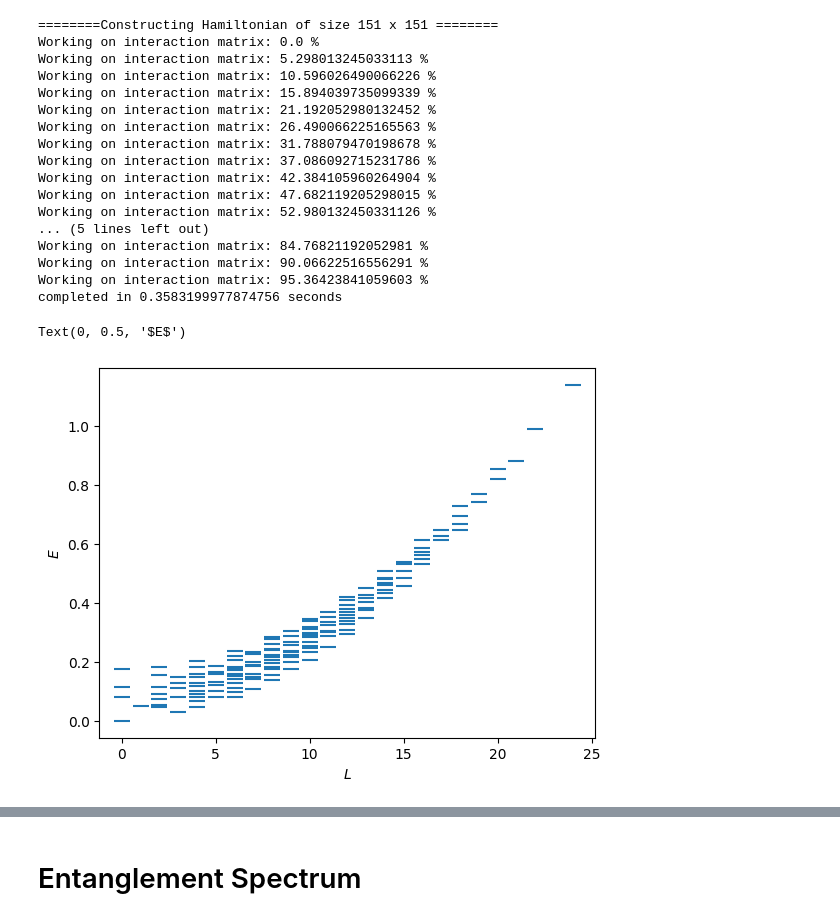
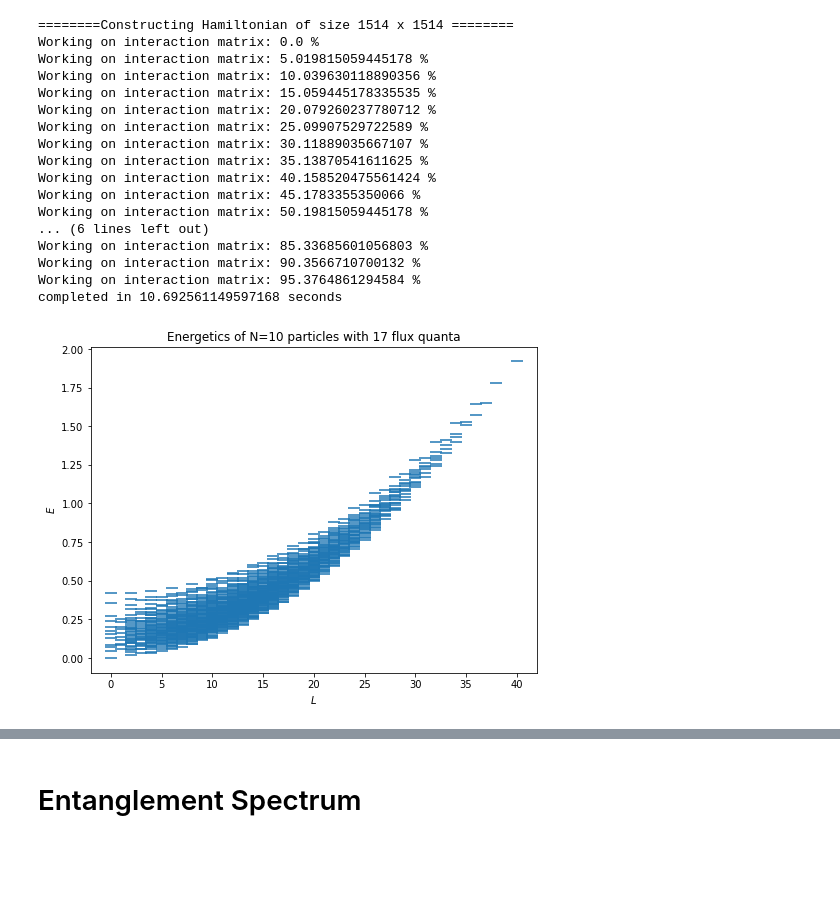
Before and after one commit to geloganu/ED_FQHE, a Jupyter notebook: notebook_MR/MR_Pf.ipynb, the cells around one changed output, grey strips where cells are left out. Cells and saved outputs as stored; diff of their text form; code cells hidden in the pictures; blank space fills up the shorter version.

```diff
--- a/notebook_MR/MR_Pf.ipynb
+++ b/notebook_MR/MR_Pf.ipynb
@@ -74,41 +78,32 @@ Text(0.5, 1.0, 'Haldane Pseudopotentials')
-# %%
-#create hamiltonian and diagonalize coulomb interaction
-hamiltonian = spherical_system(system, pp.pp_matrix)
-hamil=hamiltonian.h.A
-energies, eigenstates=LA.eigh(hamil)
-
-L2=system.L2.A
-L,ene=L_spectrum(L2,hamil)
-
-#plotting energetics
-fig, ax = plt.subplots()
-ax=plt.plot(L, ene, ls="none", marker="_", ms="12", mew="1.5")
-#plt.title('Energetics of N=8 particles, $N_{\phi}$=21')
-
-plt.xlabel('$L$')
-plt.ylabel('$E$')
-
-#plt.savefig('energectics_n8_nphi_21.png')
-# %% [output]
-========Constructing Hamiltonian of size 151 x 151 ========
-Working on interaction matrix: 0.0 %
-Working on interaction matrix: 5.298013245033113 %
-Working on interaction matrix: 10.596026490066226 %
-Working on interaction matrix: 15.894039735099339 %
-Working on interaction matrix: 21.192052980132452 %
-Working on interaction matrix: 26.490066225165563 %
-Working on interaction matrix: 31.788079470198678 %
-Working on interaction matrix: 37.086092715231786 %
-Working on interaction matrix: 42.384105960264904 %
-Working on interaction matrix: 47.682119205298015 %
-Working on interaction matrix: 52.980132450331126 %
-... (5 lines left out)
-Working on interaction matrix: 84.76821192052981 %
-Working on interaction matrix: 90.06622516556291 %
-Working on interaction matrix: 95.36423841059603 %
-completed in 0.3583199977874756 seconds
-Text(0, 0.5, '$E$')
-[figure, removed]
+# %%
+#create hamiltonian and diagonalize coulomb interaction
+hamiltonian = spherical_system(system, pp.pp_matrix)
+hamil=hamiltonian.h.A
+L2=system.L2.A
+
+#diagonalize for eigenstates for wf overlap
+energies, eigenstates=LA.eigh(hamil)
+
+plot_L2_spectrum(hamil,L2,title=f'Energetics of N={N} particles with {Nphi} flux quanta',figsize=(8,6),sorted=False, lim=50)
+# %% [output]
+========Constructing Hamiltonian of size 1514 x 1514 ========
+Working on interaction matrix: 0.0 %
+Working on interaction matrix: 5.019815059445178 %
+Working on interaction matrix: 10.039630118890356 %
+Working on interaction matrix: 15.059445178335535 %
+Working on interaction matrix: 20.079260237780712 %
+Working on interaction matrix: 25.09907529722589 %
+Working on interaction matrix: 30.11889035667107 %
+Working on interaction matrix: 35.13870541611625 %
+Working on interaction matrix: 40.158520475561424 %
+Working on interaction matrix: 45.1783355350066 %
+Working on interaction matrix: 50.19815059445178 %
+... (6 lines left out)
+Working on interaction matrix: 85.33685601056803 %
+Working on interaction matrix: 90.3566710700132 %
+Working on interaction matrix: 95.3764861294584 %
+completed in 10.692561149597168 seconds
+[figure, added]
 # %%
 trial_hamiltonian = spherical_system(system, trial_pp.pp_matrix)
 trial_hamil=trial_hamiltonian.h.A
```
Also changed, not shown: parts of 33 cells of this notebook, 10 other files.
